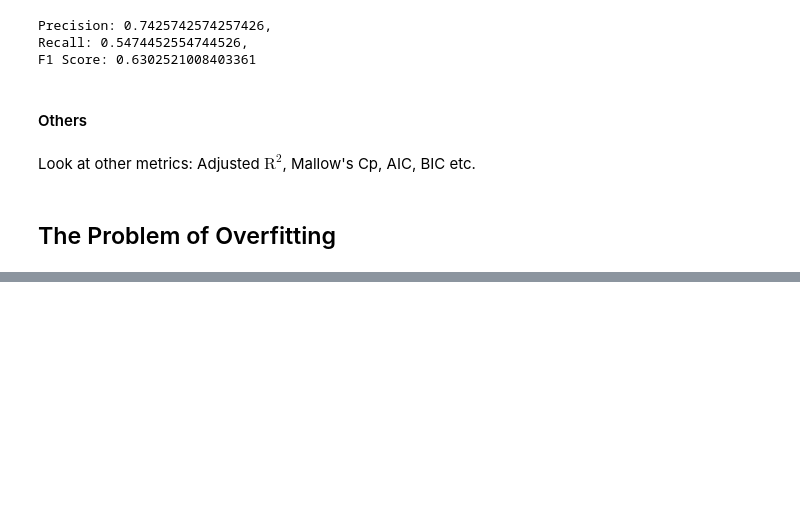
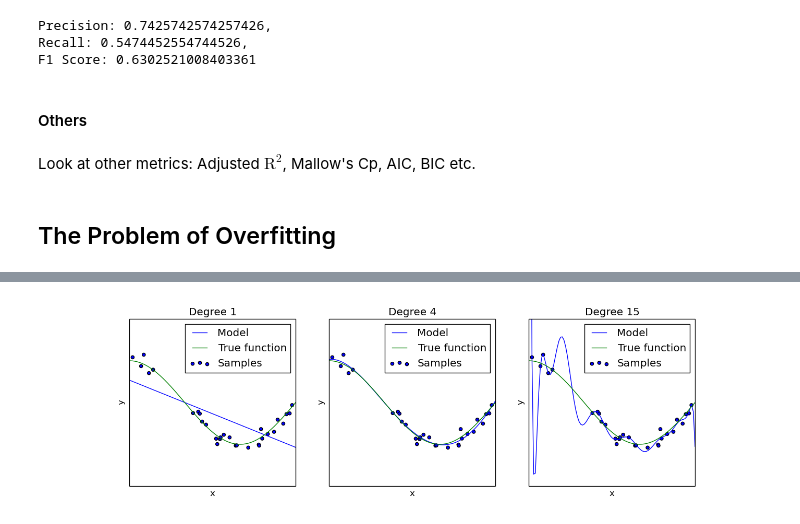
Before and after one commit to safakkbilici/Deep-Learning-Lecture-2020-2021-First-Term, a Jupyter notebook: lecture notes/02-Models-Performance.ipynb, the cells around one changed output, grey strips where cells are left out. Saved outputs shown, nothing was run; the diff lists cells and outputs as text; code cells hidden in the pictures; blank space fills up the shorter version.

```diff
--- a/lecture notes/02-Models-Performance.ipynb
+++ b/lecture notes/02-Models-Performance.ipynb
@@ -464,0 +481,4 @@ Look at other metrics: Adjusted $\text{R}^2$, Mallow's Cp, AIC, BIC etc.
+# %%
+Image(filename= "./img/of6.png",width=1000, height=500)
+# %% [output]
+[figure, added]
```
Also changed, not shown: parts of 15 cells of this notebook.
